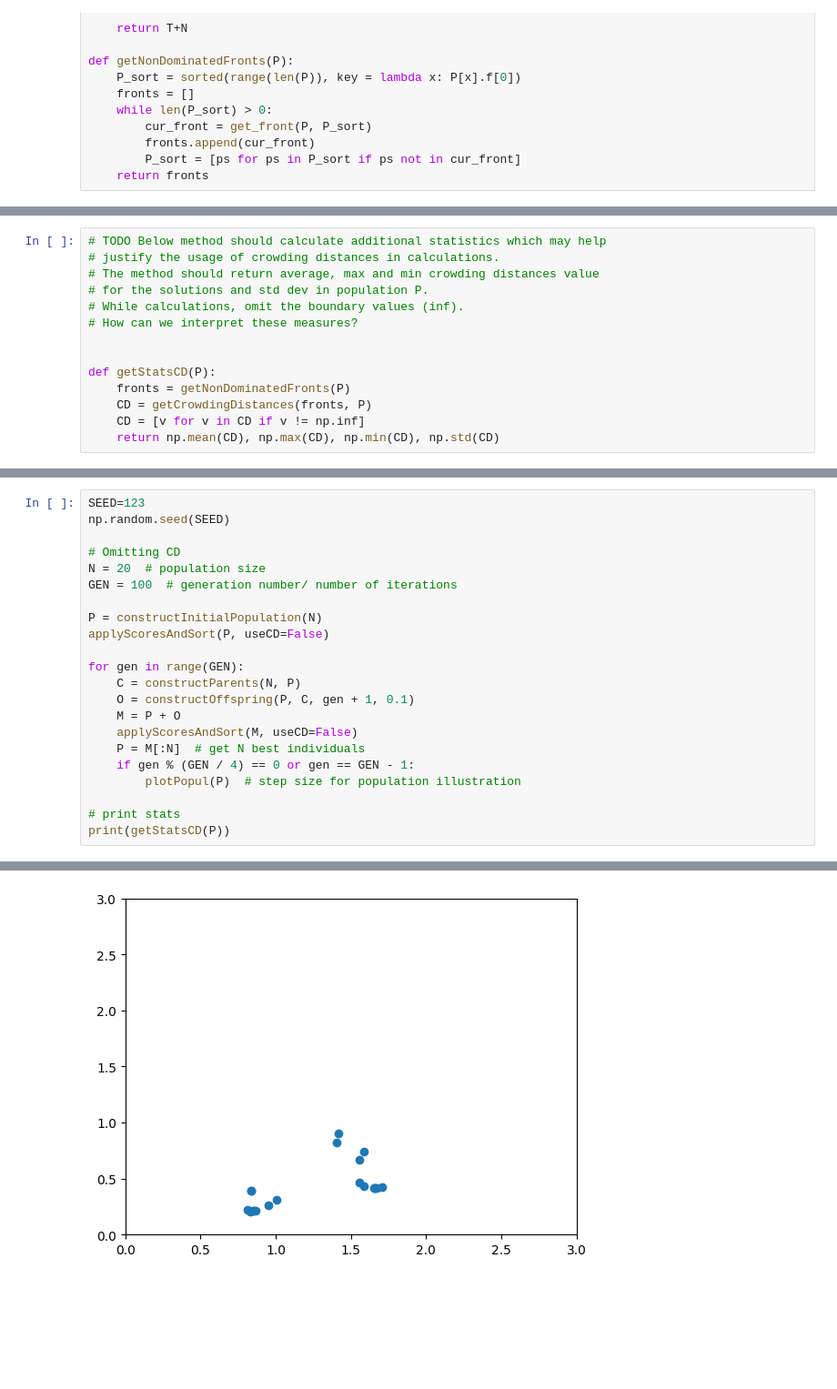
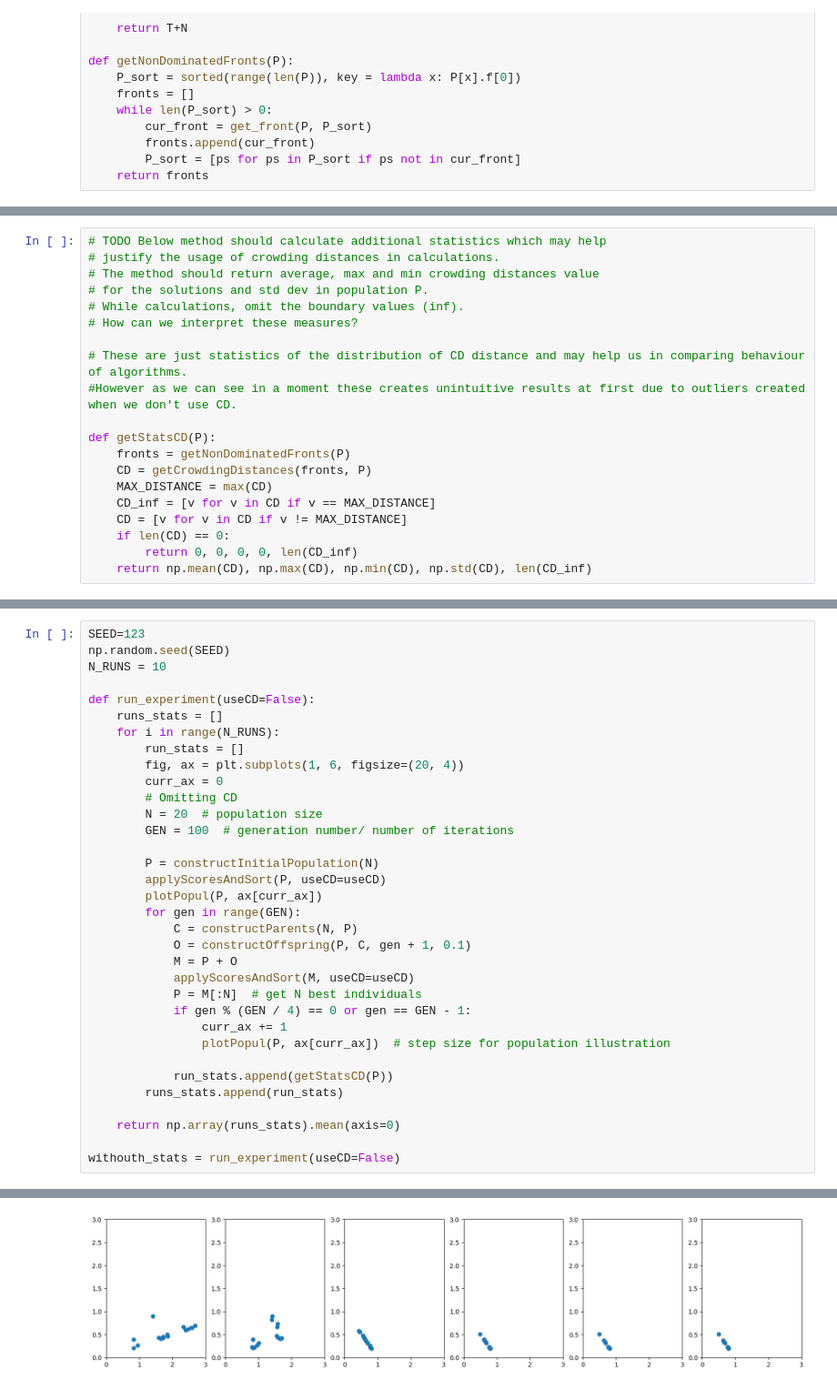
Before and after one commit to kordc/project5DA, a Jupyter notebook: Homework_NSGA-II.ipynb, the cells around one changed output, grey strips where cells are left out. Shown at 91% size. Cells and saved outputs as stored; diff of their text form; blank space fills up the shorter version.

```diff
--- a/Homework_NSGA-II.ipynb
+++ b/Homework_NSGA-II.ipynb
@@ -244,12 +266,18 @@ def applyScoresAndSort(P, useCD=True):
 # While calculations, omit the boundary values (inf).
 # How can we interpret these measures?
 
+# These are just statistics of the distribution of CD distance and may help us in comparing behaviour of algorithms.
+#However as we can see in a moment these creates unintuitive results at first due to outliers created when we don't use CD.
 
 def getStatsCD(P):
     fronts = getNonDominatedFronts(P)
     CD = getCrowdingDistances(fronts, P)
-    CD = [v for v in CD if v != np.inf]
-    return np.mean(CD), np.max(CD), np.min(CD), np.std(CD)
+    MAX_DISTANCE = max(CD)
+    CD_inf = [v for v in CD if v == MAX_DISTANCE]
+    CD = [v for v in CD if v != MAX_DISTANCE]
+    if len(CD) == 0:
+        return 0, 0, 0, 0, len(CD_inf)
+    return np.mean(CD), np.max(CD), np.min(CD), np.std(CD), len(CD_inf)
 # %% [markdown]
 These two cells below show how NSGA-II algoritm works, illustrate created solutions  in 5 different stages of algorithm and finally write stats for CD. In the first cell CD is not used  while sorting and in the second it is used. You need to read the code and test it for different values of parameters (e.g. population size).
 For which variant the algorithm works best?
@@ -260,23 +290,35 @@ However, the stats for CD may not be the best way for scoring the algorithm. You
 # %%
 SEED=123
 np.random.seed(SEED)
+N_RUNS = 10
 
-# Omitting CD
-N = 20  # population size
-GEN = 100  # generation number/ number of iterations
+def run_experiment(useCD=False):
+    runs_stats = []
+    for i in range(N_RUNS):
+        run_stats = []
+        fig, ax = plt.subplots(1, 6, figsize=(20, 4))
+        curr_ax = 0
+        # Omitting CD
+        N = 20  # population size
+        GEN = 100  # generation number/ number of iterations
 
-P = constructInitialPopulation(N)
-applyScoresAndSort(P, useCD=False)
+        P = constructInitialPopulation(N)
+        applyScoresAndSort(P, useCD=useCD)
+        plotPopul(P, ax[curr_ax])
+        for gen in range(GEN):
+            C = constructParents(N, P)
+            O = constructOffspring(P, C, gen + 1, 0.1)
+            M = P + O
+            applyScoresAndSort(M, useCD=useCD)
+            P = M[:N]  # get N best individuals
+            if gen % (GEN / 4) == 0 or gen == GEN - 1:
+                curr_ax += 1
+                plotPopul(P, ax[curr_ax])  # step size for population illustration
 
-for gen in range(GEN):
-    C = constructParents(N, P)
-    O = constructOffspring(P, C, gen + 1, 0.1)
-    M = P + O
-    applyScoresAndSort(M, useCD=False)
-    P = M[:N]  # get N best individuals
-    if gen % (GEN / 4) == 0 or gen == GEN - 1:
-        plotPopul(P)  # step size for population illustration
+            run_stats.append(getStatsCD(P))
+        runs_stats.append(run_stats)
 
-# print stats
-print(getStatsCD(P))
+    return np.array(runs_stats).mean(axis=0)
+
+withouth_stats = run_experiment(useCD=False)
 # %% [output]
@@ -284 +325 @@ print(getStatsCD(P))
-[figure, old version]
+[figure, new version]
```
Also changed, not shown: parts of 16 cells of this notebook.
